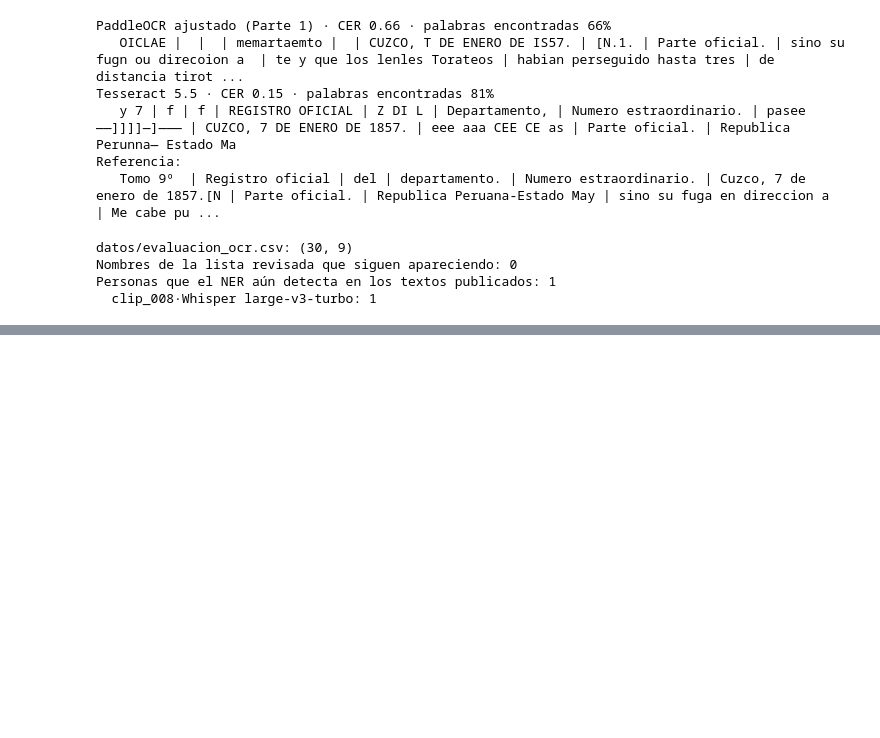
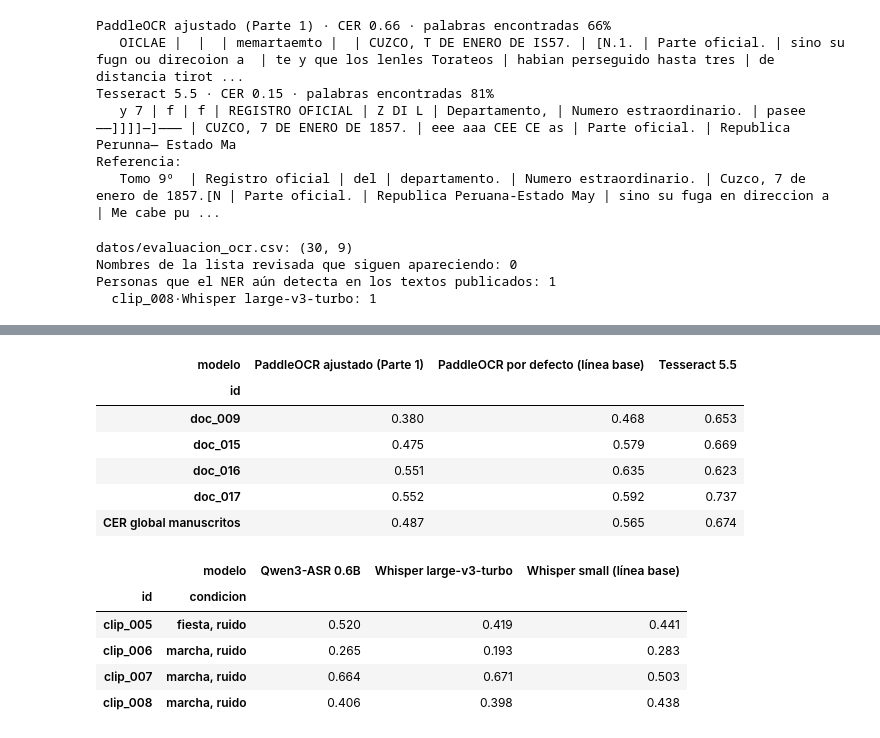
Before and after one commit to SusanMontalvo81/Diplomado-Su-2026, a Jupyter notebook: tarea_2/02_evaluacion.ipynb, the cells around one changed output, grey strips where cells are left out. Cells and saved outputs as stored; diff of their text form; code cells hidden in the pictures; blank space fills up the shorter version.

```diff
--- a/tarea_2/02_evaluacion.ipynb
+++ b/tarea_2/02_evaluacion.ipynb
@@ -421,0 +541,20 @@ Personas que el NER aún detecta en los textos publicados: 1
+# %%
+dificil_ocr = ocr[ocr["tipo"] == "manuscrito"].pivot(index="id", columns="modelo", values="cer").round(3)
+dificil_ocr.loc["CER global manuscritos"] = por_tipo.loc["manuscrito"].round(3)
+display(dificil_ocr)
+dificil_asr = asr[asr["condicion"].isin(["marcha, ruido", "fiesta, ruido"])].pivot(index=["id", "condicion"], columns="modelo", values="wer").round(3)
+display(dificil_asr)
+# %% [output]
+| modelo | PaddleOCR ajustado (Parte 1) | PaddleOCR por defecto (línea base) | Tesseract 5.5 |
+| id |  |  |  |
+| doc_009 | 0.380 | 0.468 | 0.653 |
+| doc_015 | 0.475 | 0.579 | 0.669 |
+| doc_016 | 0.551 | 0.635 | 0.623 |
+| doc_017 | 0.552 | 0.592 | 0.737 |
+| CER global manuscritos | 0.487 | 0.565 | 0.674 |
+|  | modelo | Qwen3-ASR 0.6B | Whisper large-v3-turbo | Whisper small (línea base) |
+| id | condicion |  |  |  |
+| clip_005 | fiesta, ruido | 0.520 | 0.419 | 0.441 |
+| clip_006 | marcha, ruido | 0.265 | 0.193 | 0.283 |
+| clip_007 | marcha, ruido | 0.664 | 0.671 | 0.503 |
+| clip_008 | marcha, ruido | 0.406 | 0.398 | 0.438 |
```
Also changed, not shown: parts of 9 cells of this notebook, 1 other file.
